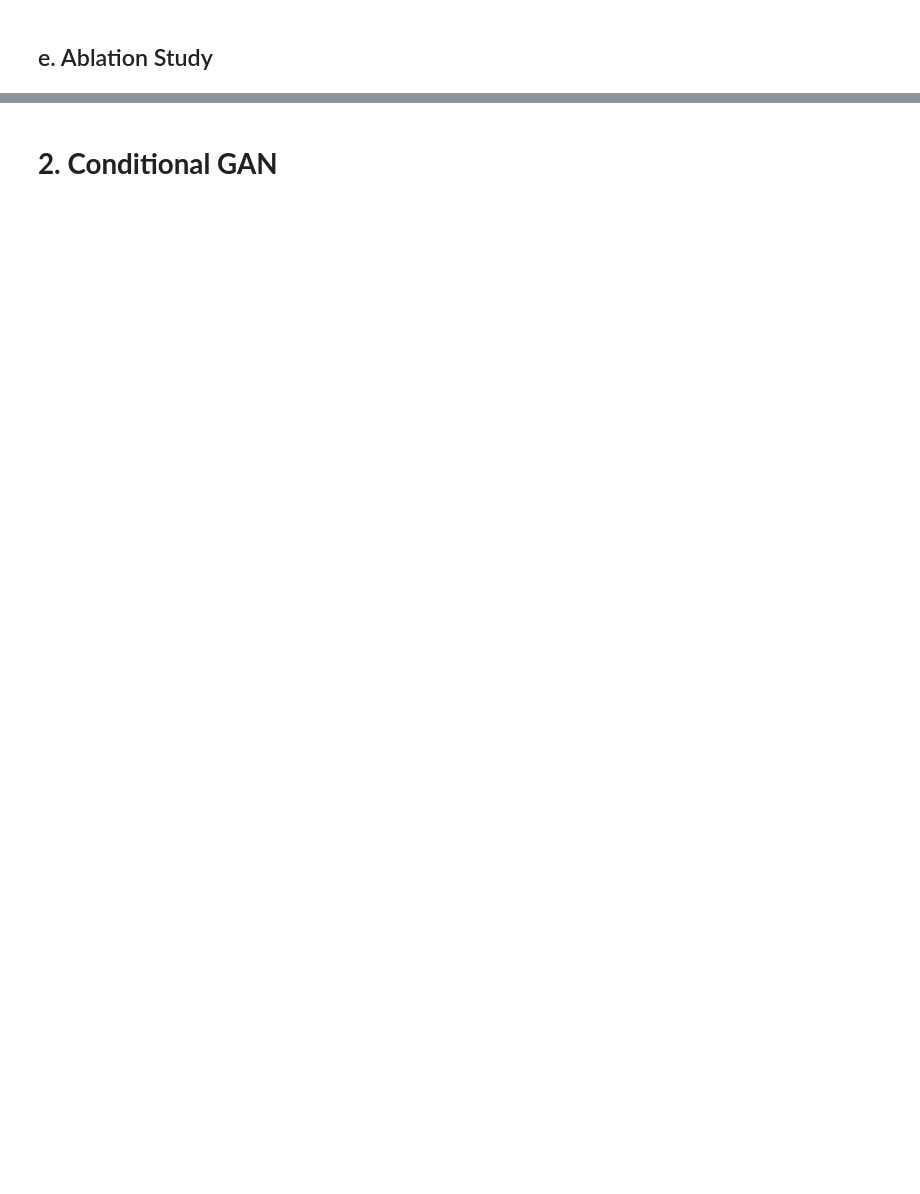
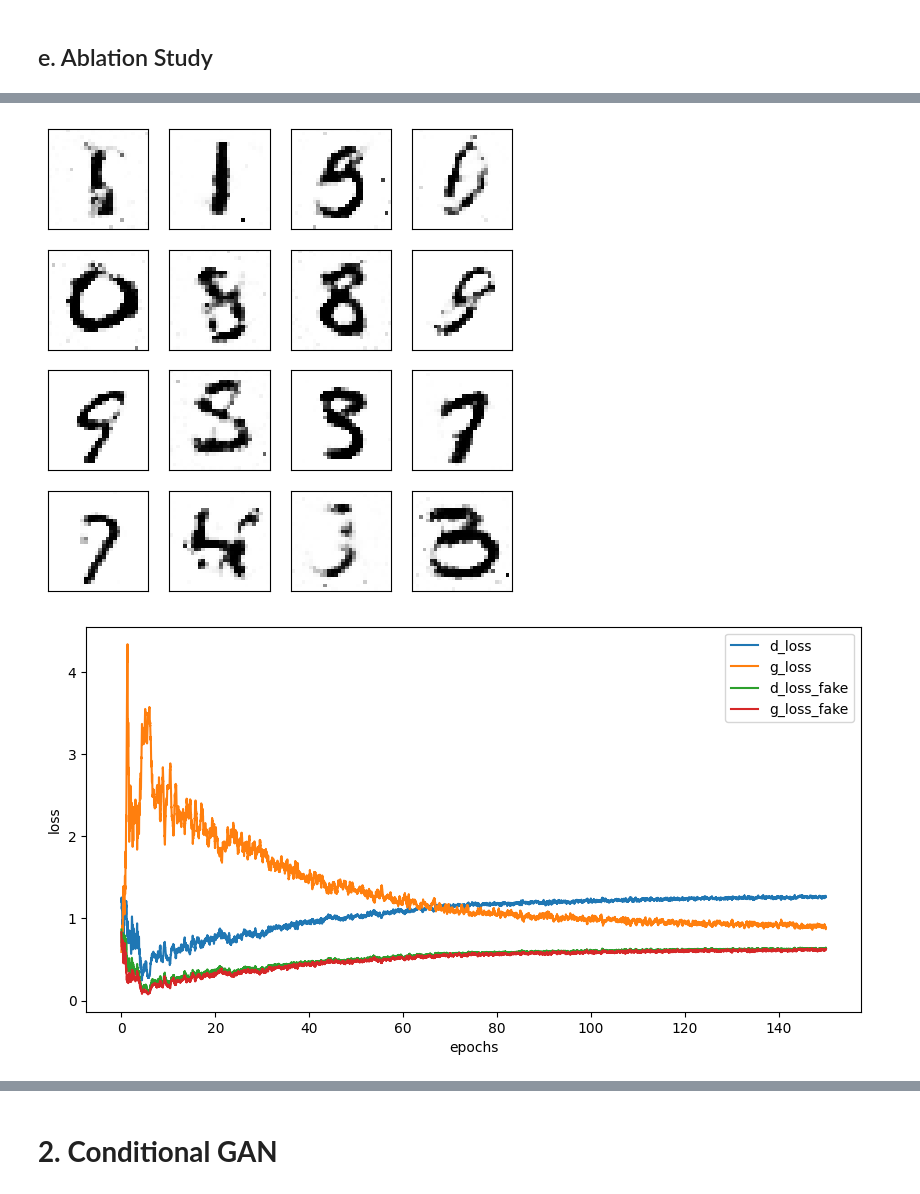
Before and after one commit to L1ngYu/MIT6s978, a Jupyter notebook: pset3.ipynb, the cells around one changed output, grey strips where cells are left out. Drawn from its saved outputs; the diff is of its cells as text; code cells hidden in the pictures; blank space fills up the shorter version.

```diff
--- a/pset3.ipynb
+++ b/pset3.ipynb
@@ -270,0 +380,63 @@ monitor_losses(d_losses, d_losses_fake, g_losses, g_losses_fake)
+# %%
+# experiment 2. Increase the capacity of the discriminator by increasing the number of layers.
+class GeneratorExp2(nn.Module):
+    def __init__(self, dim_z=100, channels = [128, 256, 512], with_condition=False):
+        super().__init__()
+        self.dim_z = dim_z
+        self.with_condition = with_condition
+
+        self.model = nn.Sequential(
+            nn.Linear(dim_z, channels[0]),
+            nn.LeakyReLU(0.2),
+            nn.Linear(channels[0], channels[1]),
+            nn.LeakyReLU(0.2),
+            nn.Linear(channels[1], channels[2]),
+            nn.LeakyReLU(0.2),
+            nn.Linear(channels[2], 784),
+            nn.Tanh()
+        )
+
+    def forward(self, x, label=None):
+        x = x.view(x.size(0), self.dim_z)
+        if self.with_condition:
+          pass
+        out = self.model(x)
+        return out
+
+class DiscriminatorExp2(nn.Module):
+    def __init__(self, channels = [512, 256, 128, 64], with_condition=False):
+        super().__init__()
+        self.with_condition = with_condition
+        self.model = nn.Sequential(
+            nn.Linear(784, channels[0]),
+            nn.LeakyReLU(0.2),
+            nn.Dropout(0.3),
+            nn.Linear(channels[0], channels[1]),
+            nn.LeakyReLU(0.2),
+            nn.Dropout(0.3),
+            nn.Linear(channels[1], channels[2]),
+            nn.LeakyReLU(0.2),
+            nn.Dropout(0.3),
+            nn.Linear(channels[2], channels[3]),
+            nn.LeakyReLU(0.2),
+            nn.Dropout(0.3),
+            nn.Linear(channels[3], 1),
+            nn.Sigmoid()
+        )
+
+    def forward(self, x, label=None):
+        x = x.view(x.size(0), 784)
+        if self.with_condition:
+          pass
+        out = self.model(x)
+        return out
+
+generator_exp2 = GeneratorExp2(dim_z=dim_z).to(device)
+discriminator_exp2 = DiscriminatorExp2().to(device)
+g_optimizer_exp2 = torch.optim.Adam(generator_exp2.parameters(), lr=lr)
+d_optimizer_exp2 = torch.optim.Adam(discriminator_exp2.parameters(), lr=lr)
+
+d_losses, d_losses_fake, g_losses, g_losses_fake = train_main_loop(generator_exp2, discriminator_exp2, d_optimizer_exp2, g_optimizer_exp2, test_noise, 150, 1, with_condition)
+monitor_images(generator_exp2, test_noise, with_condition=with_condition)
+monitor_losses(d_losses, d_losses_fake, g_losses, g_losses_fake)
+# %% [output]
@@ -270,0 +460,2 @@ monitor_losses(d_losses, d_losses_fake, g_losses, g_losses_fake)
+[figure, added]
+[figure, added]
```
Also changed, not shown: parts of 9 cells of this notebook.
